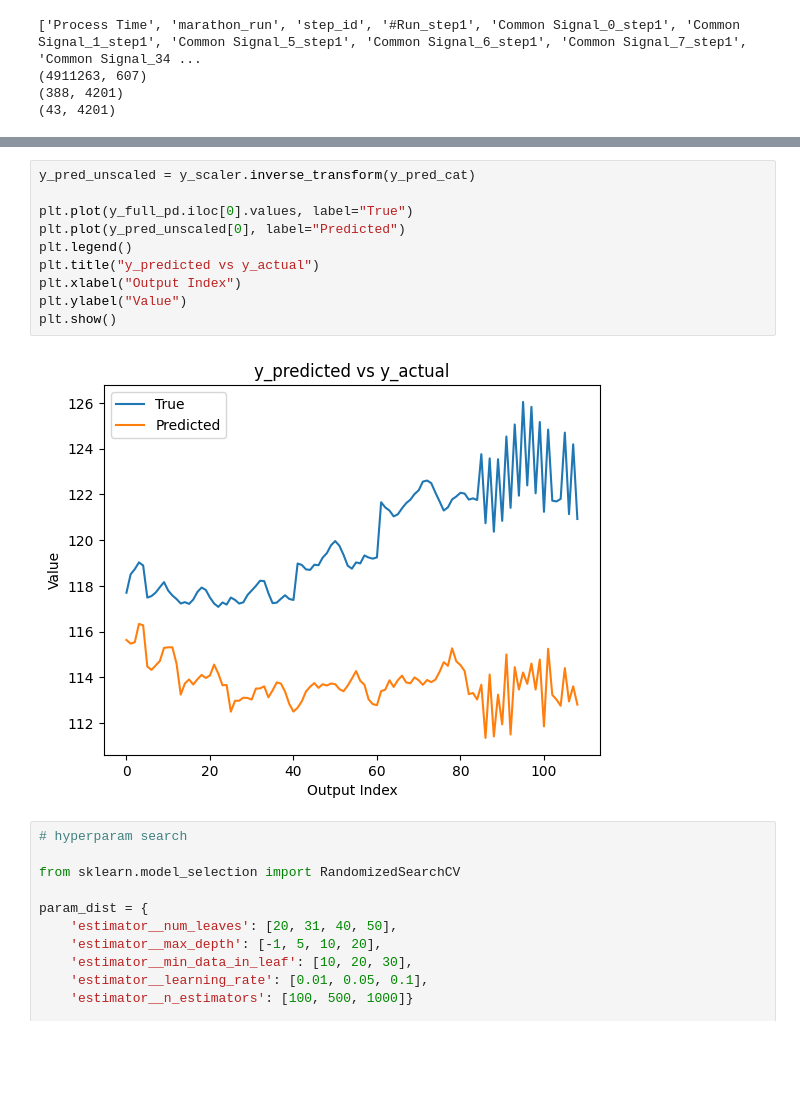
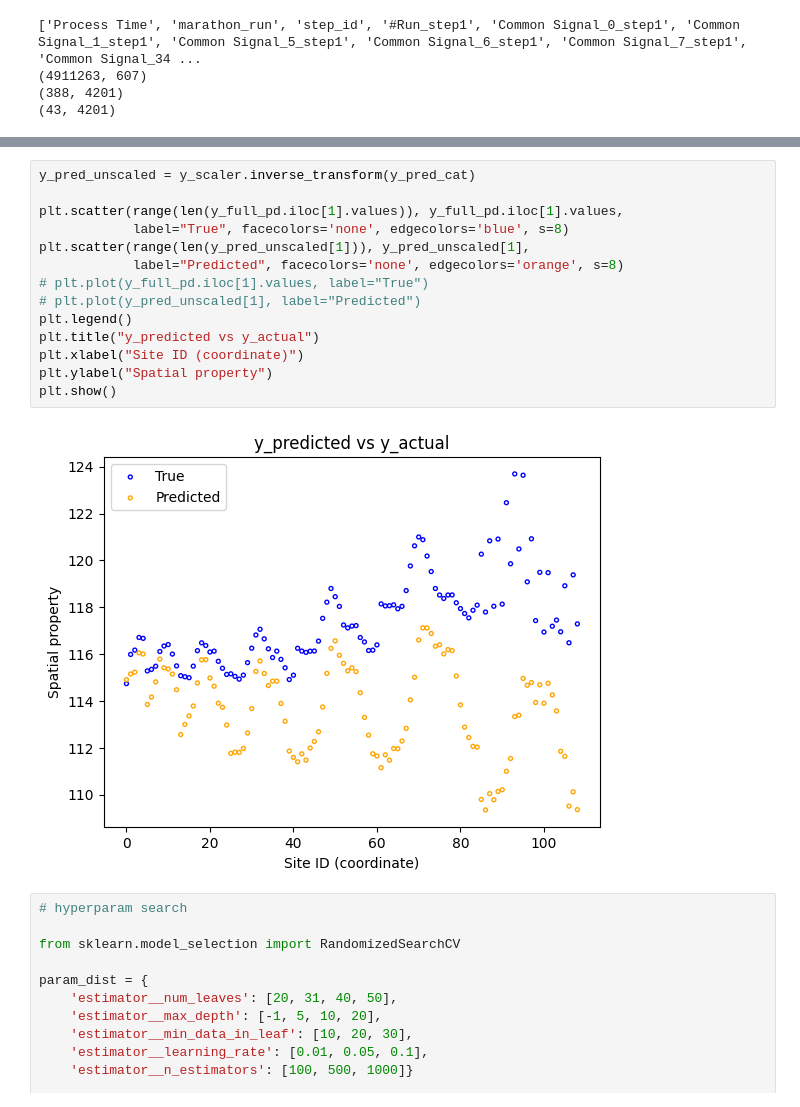
Before and after one commit to abiadf/silofuse_timeseries, a Jupyter notebook: asm_data_wrangling.ipynb, the cells around one changed output, grey strips where cells are left out. Drawn from its saved outputs; the diff is of its cells as text; blank space fills up the shorter version.

```diff
--- a/asm_data_wrangling.ipynb
+++ b/asm_data_wrangling.ipynb
@@ -577,15 +622,19 @@ print(summary_log_df_dict[0].shape)
 # %%
 y_pred_unscaled = y_scaler.inverse_transform(y_pred_cat)
 
-plt.plot(y_full_pd.iloc[0].values, label="True")
-plt.plot(y_pred_unscaled[0], label="Predicted")
+plt.scatter(range(len(y_full_pd.iloc[1].values)), y_full_pd.iloc[1].values,
+            label="True", facecolors='none', edgecolors='blue', s=8)
+plt.scatter(range(len(y_pred_unscaled[1])), y_pred_unscaled[1],
+            label="Predicted", facecolors='none', edgecolors='orange', s=8)
+# plt.plot(y_full_pd.iloc[1].values, label="True")
+# plt.plot(y_pred_unscaled[1], label="Predicted")
 plt.legend()
 plt.title("y_predicted vs y_actual")
-plt.xlabel("Output Index")
-plt.ylabel("Value")
+plt.xlabel("Site ID (coordinate)")
+plt.ylabel("Spatial property")
 plt.show()
 # %% [output]
-[figure, old version]
+[figure, new version]
 # %%
 # hyperparam search
 
```
Also changed, not shown: parts of 4 cells of this notebook, 5 other files.
